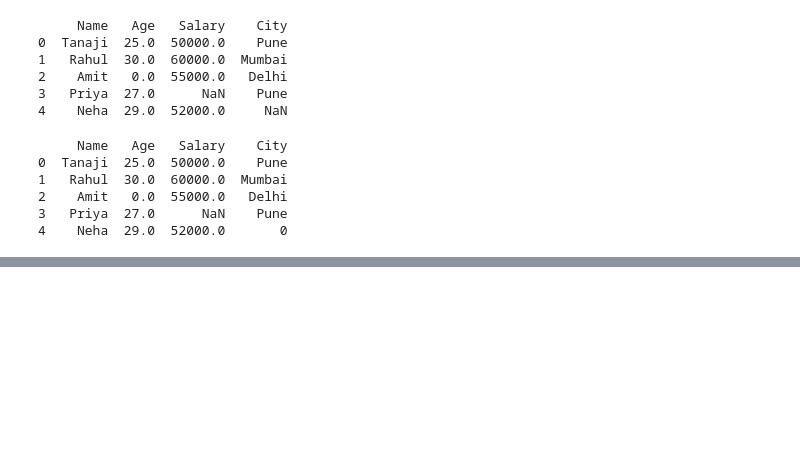
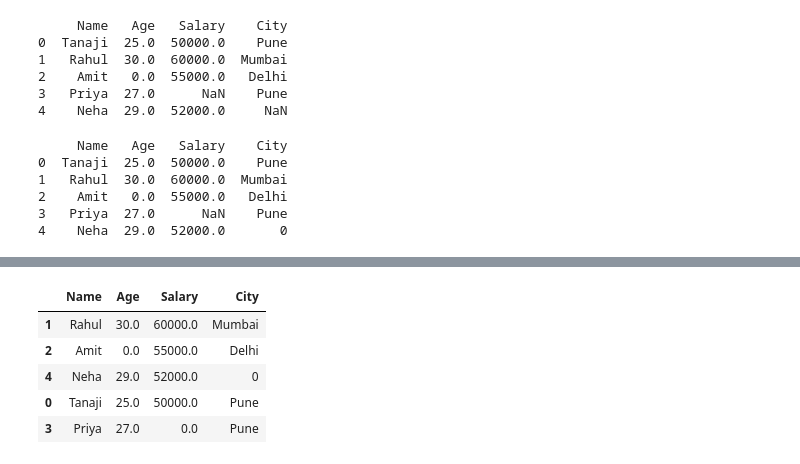
Before and after one commit to tanaji-more/python, a Jupyter notebook: pandas.ipynb, the cells around one changed output, grey strips where cells are left out. Drawn from its saved outputs; the diff is of its cells as text; code cells hidden in the pictures; blank space fills up the shorter version.

```diff
--- a/pandas.ipynb
+++ b/pandas.ipynb
@@ -520,0 +542,9 @@ print(df)
+# %%
+df.sort_values("Salary", ascending=False)
+# %% [output]
+|  | Name | Age | Salary | City |
+| 1 | Rahul | 30.0 | 60000.0 | Mumbai |
+| 2 | Amit | 0.0 | 55000.0 | Delhi |
+| 4 | Neha | 29.0 | 52000.0 | 0 |
+| 0 | Tanaji | 25.0 | 50000.0 | Pune |
+| 3 | Priya | 27.0 | 0.0 | Pune |
```
Also changed, not shown: parts of 12 cells of this notebook, 2 other files.
